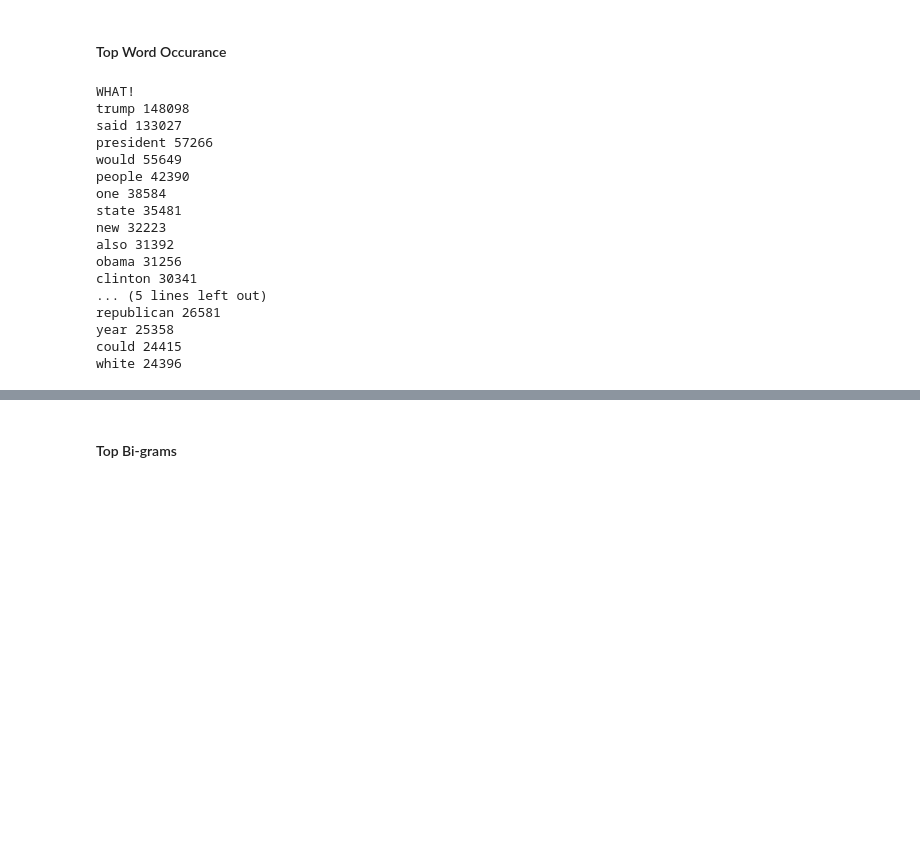
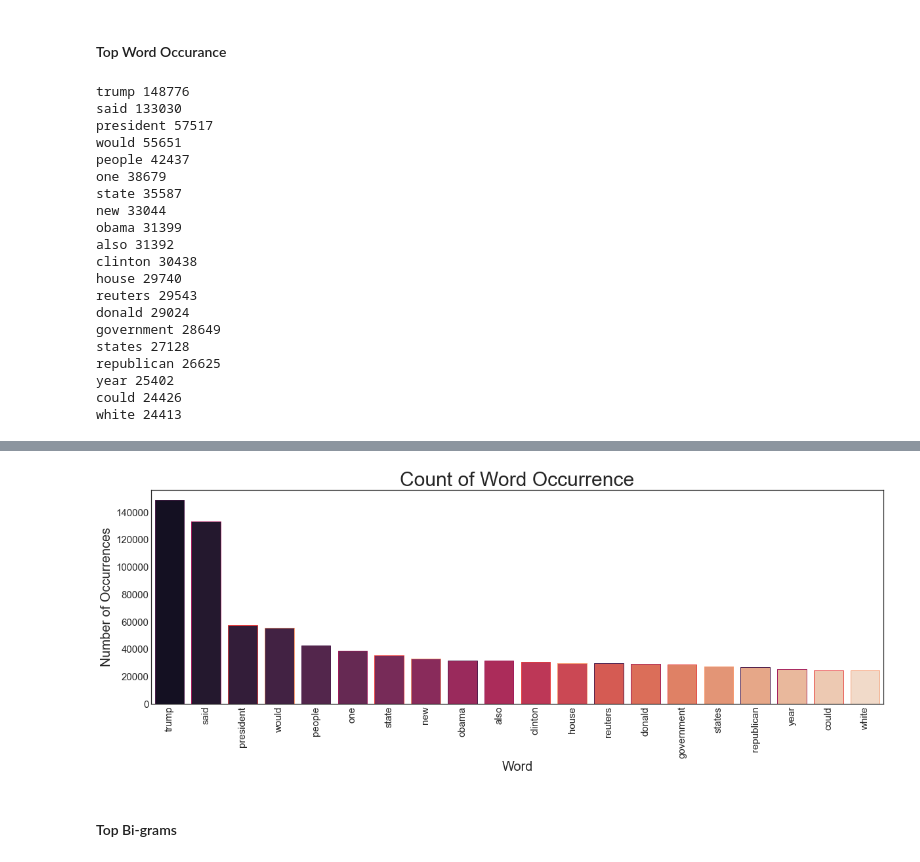
Before and after one commit to blasher565/dm_cs522, a Jupyter notebook: final project/Code/lasher_final_2.ipynb, the cells around one changed output, grey strips where cells are left out. Drawn from its saved outputs; the diff is of its cells as text; code cells hidden in the pictures; blank space fills up the shorter version.

```diff
--- a/final project/Code/lasher_final_2.ipynb
+++ b/final project/Code/lasher_final_2.ipynb
@@ -141,13 +141,13 @@ Jul 19, 2015          1
 Name: date, Length: 1681, dtype: int64
 # %%
 #Concatenating title+text and dropping orignal columns
-fake_news['news']=fake_news['title']+fake_news['text']
+fake_news['news']=fake_news['title']+" "+fake_news['text']
 fake_news=fake_news.drop(['title', 'text'], axis=1)
 
 
 true_news = true_news.drop(8970,axis=0) # drop due to image
 
-true_news['news']=true_news['title']+true_news['text']
+true_news['news']=true_news['title']+" "+true_news['text']
 true_news=true_news.drop(['title', 'text'], axis=1)
 
 #Adding Classifier flag
@@ -375,39 +376,57 @@ def get_top_words(corpus, n=None):
     words_freq =sorted(words_freq, key = lambda x: x[1], reverse=True)
     return words_freq[:n]
 
-#Calling function and return only top 20 words
+#Calling function and return only top words
 common_words = get_top_words(clean_data['news'], 20)
-
-print("WHAT!")
 
 #Printing the word and frequency
 for word, freq in common_words:
     print(word, freq)
 # %% [output]
-WHAT!
-trump 148098
-said 133027
-president 57266
-would 55649
-people 42390
-one 38584
-state 35481
-new 32223
+trump 148776
+said 133030
+president 57517
+would 55651
+people 42437
+one 38679
+state 35587
+new 33044
+obama 31399
 also 31392
-obama 31256
-clinton 30341
-... (5 lines left out)
-republican 26581
-year 25358
-could 24415
-white 24396
+clinton 30438
+house 29740
+reuters 29543
+donald 29024
+government 28649
+states 27128
+republican 26625
+year 25402
+could 24426
+white 24413
 # %%
 #Creating the dataframe of word and frequency
 df_single = pd.DataFrame(common_words, columns = ['news' , 'count'])
 
 #Group by words and plot the sum
+#iplot has issues on github
 #df_single.groupby('news').sum()['count'].sort_values(ascending=False).iplot(kind='bar', yTitle='Count', linecolor='black', title='Top words')
 df_single_groups = df_single.groupby('news').sum()['count'].sort_values(ascending=False)
-df_single_groups.iplot(kind='bar', title='Top words')
+#df_single_groups.plot(kind='bar', title='Top words', figsize=(15, 8), fontsize=15 )
+
+
+fig, ax = plt.subplots(figsize=(20, 6))
+ax = sns.barplot(x=df_single_groups.index, y=df_single_groups.values,
+                palette="rocket",
+                edgecolor=sns.color_palette("rocket", 4),
+                ax=ax
+                )
+
+#Setting labels and font size
+ax.axes.set_title("Count of Word Occurrence",fontsize=30)
+ax.set_xlabel("Word",fontsize=20)
+ax.set_ylabel("Number of Occurrences",fontsize=20)
+ax.tick_params(labelsize=15)
+plt.xticks(rotation=90)
+
 plt.show()
 # %% [output]
@@ -415,3 +433,4 @@ plt.show()
+[figure, added]
 # %% [markdown]
 #### Top Bi-grams
 # %%
```
Also changed, not shown: parts of 19 cells of this notebook.
